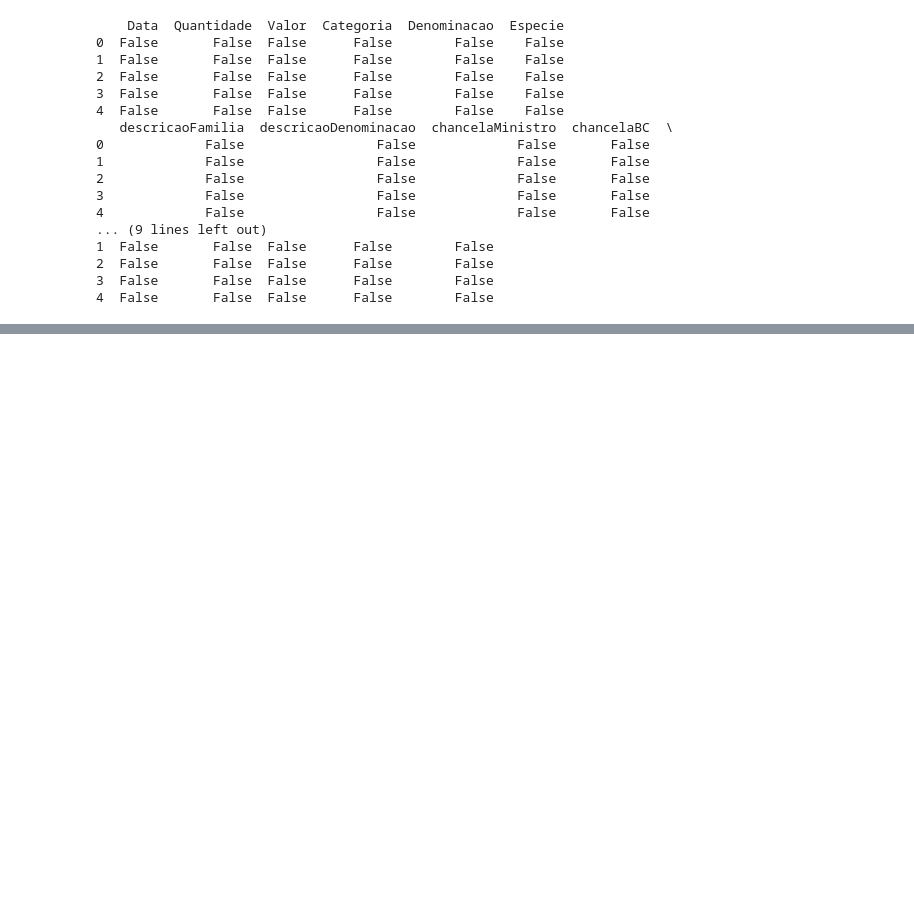
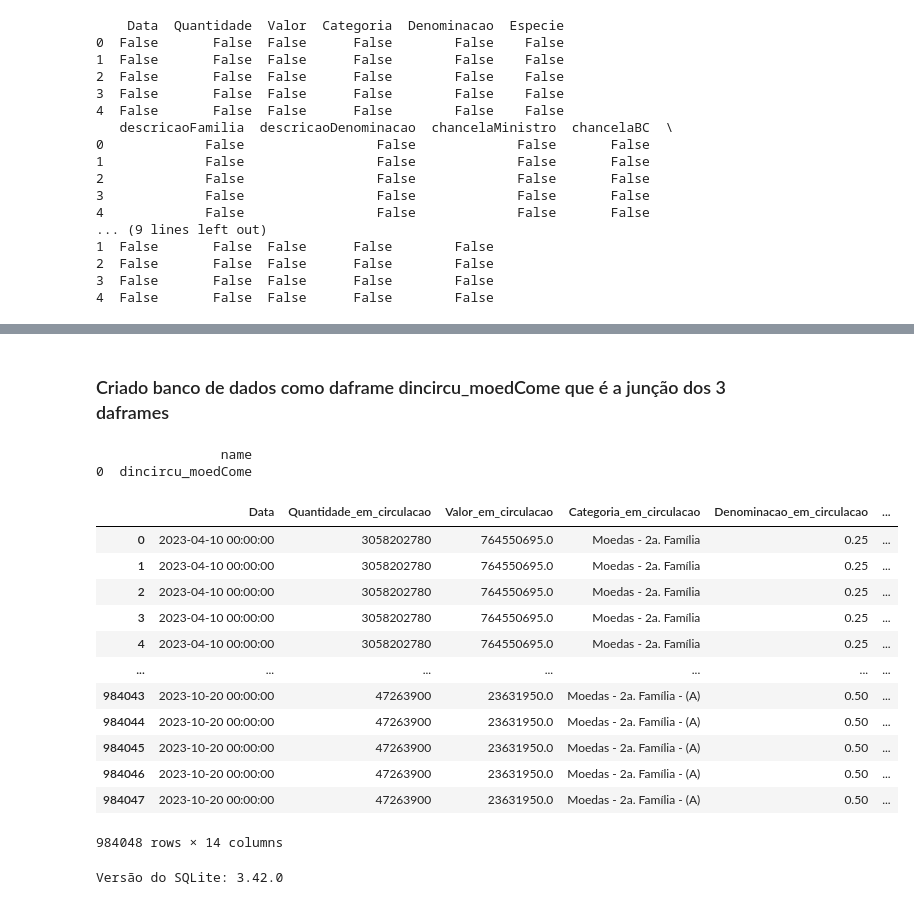
Before and after one commit to carmodaniel/coderhouseProjeto, a Jupyter notebook: projetoFinal.ipynb, the cells around one changed output, grey strips where cells are left out. Drawn from its saved outputs; the diff is of its cells as text; code cells hidden in the pictures; blank space fills up the shorter version.

```diff
--- a/projetoFinal.ipynb
+++ b/projetoFinal.ipynb
@@ -303,0 +381,2 @@ Name: count, Length: 73, dtype: int64
+# %% [markdown]
+### Criado banco de dados como daframe dincircu_moedCome que é a junção dos 3 daframes
@@ -303,0 +395,52 @@ Name: count, Length: 73, dtype: int64
+# %%
+# Verificando tabelas do banco dincircu_moedCom
+conn = sqlite3.connect('projetoFinal.db')
+# Executar uma consulta que retorna as informações do esquema do banco de dados
+query = "SELECT name FROM sqlite_master WHERE type='table'"
+schema = pd.read_sql_query(query, conn)
+
+# Imprimir o DataFrame com os nomes das tabelas
+print(schema)
+
+conn.close()
+# %% [output]
+                name
+0  dincircu_moedCome
+# %%
+# Verificando as colunas do banco  dincircu_moedCom
+conn = sqlite3.connect('projetoFinal.db')
+
+# Executar uma consulta SELECT na tabela 'produtos' e converter em um DataFrame
+query = "SELECT * FROM  dincircu_moedCome"
+df = pd.read_sql(query, conn)
+display(df)
+
+conn.close()
+# %% [output]
+|  | Data | Quantidade_em_circulacao | Valor_em_circulacao | Categoria_em_circulacao | Denominacao_em_circulacao | ... |
+| 0 | 2023-04-10 00:00:00 | 3058202780 | 764550695.0 | Moedas - 2a. Família | 0.25 | ... |
+| 1 | 2023-04-10 00:00:00 | 3058202780 | 764550695.0 | Moedas - 2a. Família | 0.25 | ... |
+| 2 | 2023-04-10 00:00:00 | 3058202780 | 764550695.0 | Moedas - 2a. Família | 0.25 | ... |
+| 3 | 2023-04-10 00:00:00 | 3058202780 | 764550695.0 | Moedas - 2a. Família | 0.25 | ... |
+| 4 | 2023-04-10 00:00:00 | 3058202780 | 764550695.0 | Moedas - 2a. Família | 0.25 | ... |
+| ... | ... | ... | ... | ... | ... | ... |
+| 984043 | 2023-10-20 00:00:00 | 47263900 | 23631950.0 | Moedas - 2a. Família - (A) | 0.50 | ... |
+| 984044 | 2023-10-20 00:00:00 | 47263900 | 23631950.0 | Moedas - 2a. Família - (A) | 0.50 | ... |
+| 984045 | 2023-10-20 00:00:00 | 47263900 | 23631950.0 | Moedas - 2a. Família - (A) | 0.50 | ... |
+| 984046 | 2023-10-20 00:00:00 | 47263900 | 23631950.0 | Moedas - 2a. Família - (A) | 0.50 | ... |
+| 984047 | 2023-10-20 00:00:00 | 47263900 | 23631950.0 | Moedas - 2a. Família - (A) | 0.50 | ... |
+984048 rows × 14 columns
+# %%
+# Conectar ao banco de dados SQLite (pode ser um banco de dados temporário)
+con = sqlite3.connect(':memory:')  # Use ':memory:' para um banco de dados temporário
+
+# Obter a versão do SQLite
+versao_sqlite = con.execute('SELECT sqlite_version();').fetchone()[0]
+
+# Exibir a versão do SQLite
+print(f'Versão do SQLite: {versao_sqlite}')
+
+# Fechar a conexão
+con.close()
+# %% [output]
+Versão do SQLite: 3.42.0
```
Also changed, not shown: parts of 14 cells of this notebook, 1 other file.
